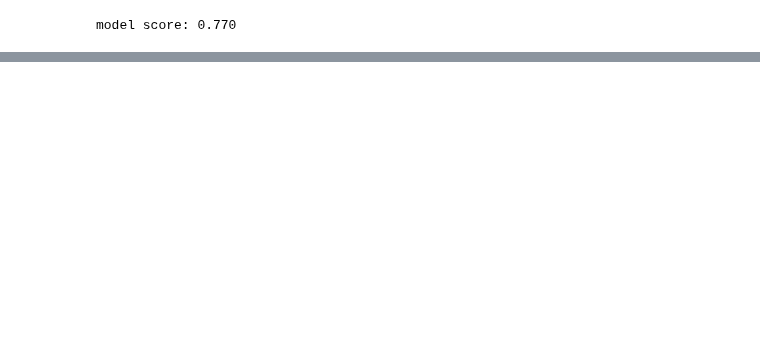
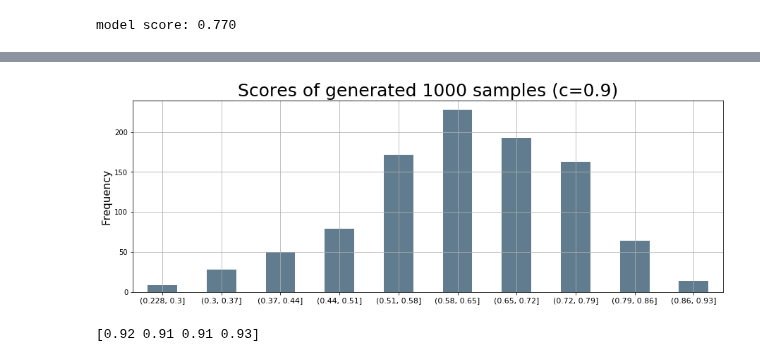
Before and after one commit to roye52371/CTGAN, a Jupyter notebook: German.ipynb, the cells around one changed output, grey strips where cells are left out. Cells and saved outputs as stored; diff of their text form; code cells hidden in the pictures; blank space fills up the shorter version.

```diff
--- a/German.ipynb
+++ b/German.ipynb
@@ -85,0 +90,28 @@ Epoch 50, Loss G: 0.5006454040194058, loss_bb: 0.5006454040194058
+# %%
+# check confidence for the generated samples
+samples = 1000
+confidence_levels = [confidence_level]
+
+for c in confidence_levels:
+#     rf_ctgan = CTGANSynthesizer.load(f"{MODELS_PATH}/ctgan_c_{c}.pkl")
+    test_data = rf_ctgan.sample(samples)
+    y_prob = rf.predict_proba(test_data)
+    y_conf_gen = y_prob[:, 0]  # confidence scores
+
+    counts = pd.value_counts(y_conf_gen, bins=10, sort=False)
+    plt.figure()
+    ax = counts.plot.bar(rot=0, grid=True, color='#607c8e', figsize=(15,5))
+    ax.set_xticklabels([str(interval) for interval in counts.index], fontsize=11)
+    ax.set_ylabel('Frequency', fontsize=15)
+
+    ax.set_title(f'Scores of generated {samples} samples (c={c})', fontsize=25)
+# %% [output]
+[figure, added]
+# %%
+scaler = get_scaler(preprocessor)
+
+# find samples s such that s.confidence > c
+indecies = np.argwhere(y_conf_gen>confidence_level).squeeze()
+print(y_conf_gen[indecies])
+# %% [output]
+[0.92 0.91 0.91 0.93]
```
Also changed, not shown: parts of 2 cells of this notebook.
